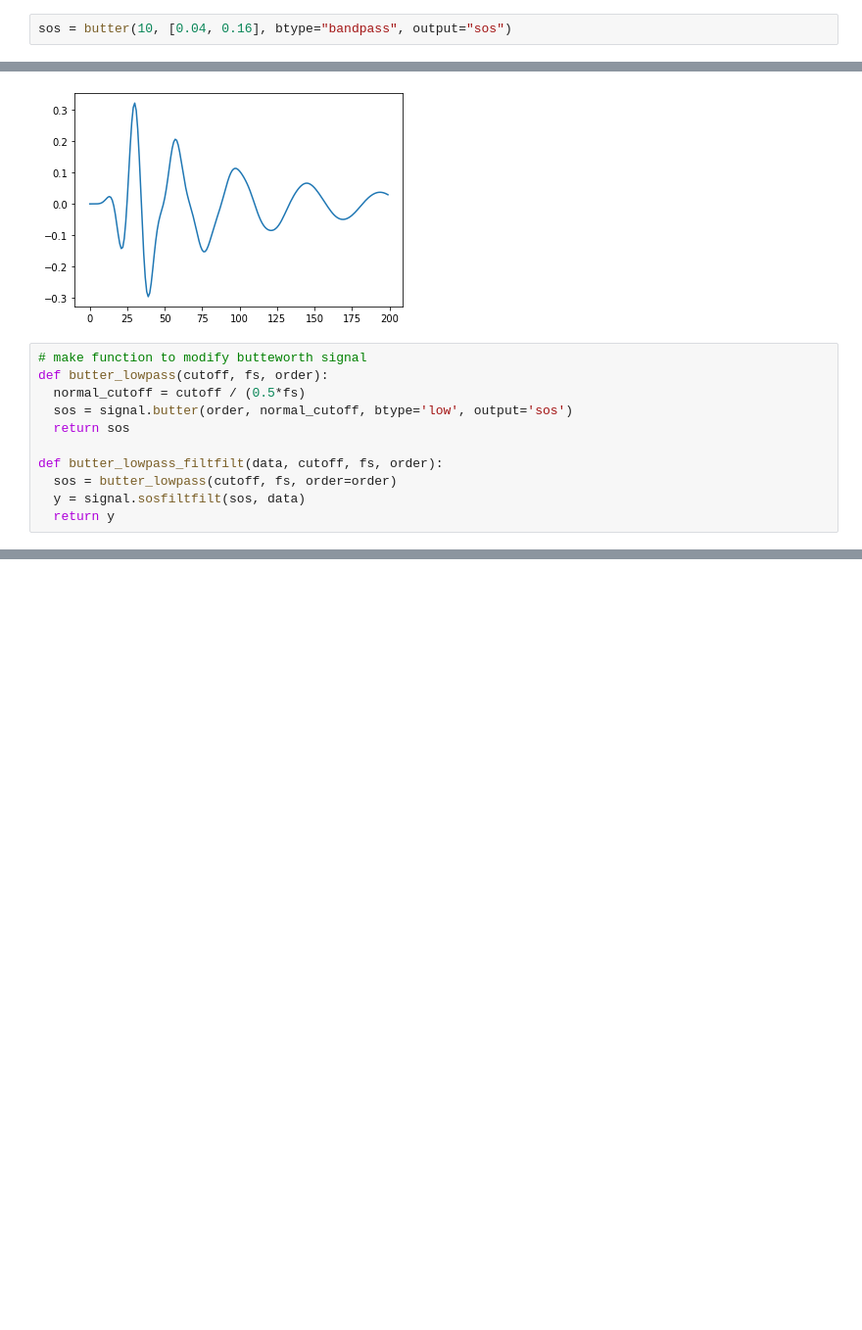
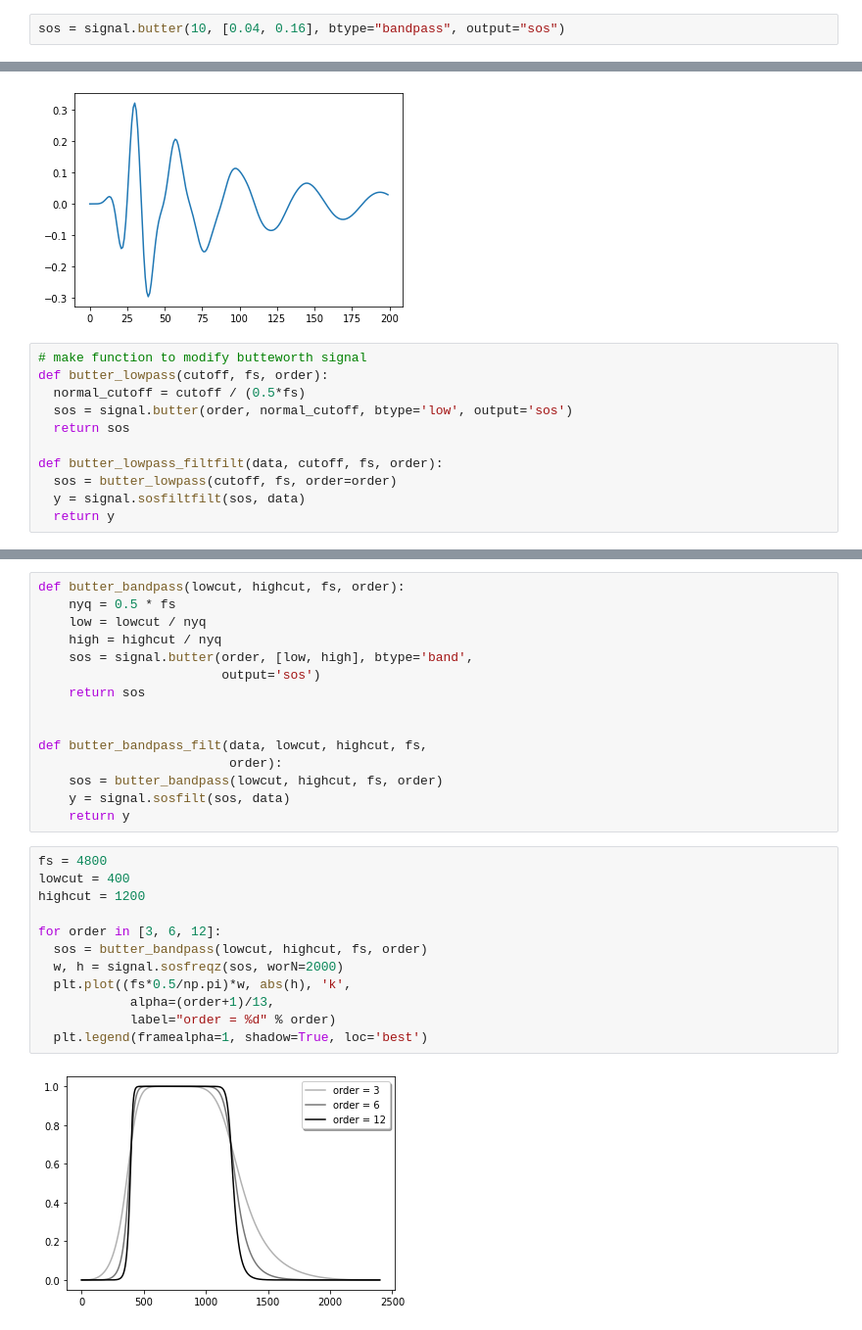
Before and after one commit to bagustris/linear-filter, a Jupyter notebook: iir_filter.ipynb, the cells around one changed output, grey strips where cells are left out. Shown: that part at 98% size. Saved outputs shown, nothing was run; the diff lists cells and outputs as text; blank space fills up the shorter version.

```diff
--- a/iir_filter.ipynb
+++ b/iir_filter.ipynb
@@ -141,5 +144,5 @@ array([0.905, 0.905, 0.758, 0.758, 0.678, 0.678])
 # %%
-sos = butter(10, [0.04, 0.16], btype="bandpass", output="sos")
+sos = signal.butter(10, [0.04, 0.16], btype="bandpass", output="sos")
 # %%
 z, p, k = signal.sos2zpk(sos)
 np.abs(p)
@@ -271,0 +312,29 @@ plt.tight_layout()
+# %%
+def butter_bandpass(lowcut, highcut, fs, order):
+    nyq = 0.5 * fs
+    low = lowcut / nyq
+    high = highcut / nyq
+    sos = signal.butter(order, [low, high], btype='band',
+                        output='sos')
+    return sos
+
+
+def butter_bandpass_filt(data, lowcut, highcut, fs,
+                         order):
+    sos = butter_bandpass(lowcut, highcut, fs, order)
+    y = signal.sosfilt(sos, data)
+    return y
+# %%
+fs = 4800
+lowcut = 400
+highcut = 1200
+
+for order in [3, 6, 12]:
+  sos = butter_bandpass(lowcut, highcut, fs, order)
+  w, h = signal.sosfreqz(sos, worN=2000)
+  plt.plot((fs*0.5/np.pi)*w, abs(h), 'k',
+            alpha=(order+1)/13,
+            label="order = %d" % order)
+  plt.legend(framealpha=1, shadow=True, loc='best')
+# %% [output]
+[figure, added]
```
Also changed, not shown: parts of 12 cells of this notebook.
